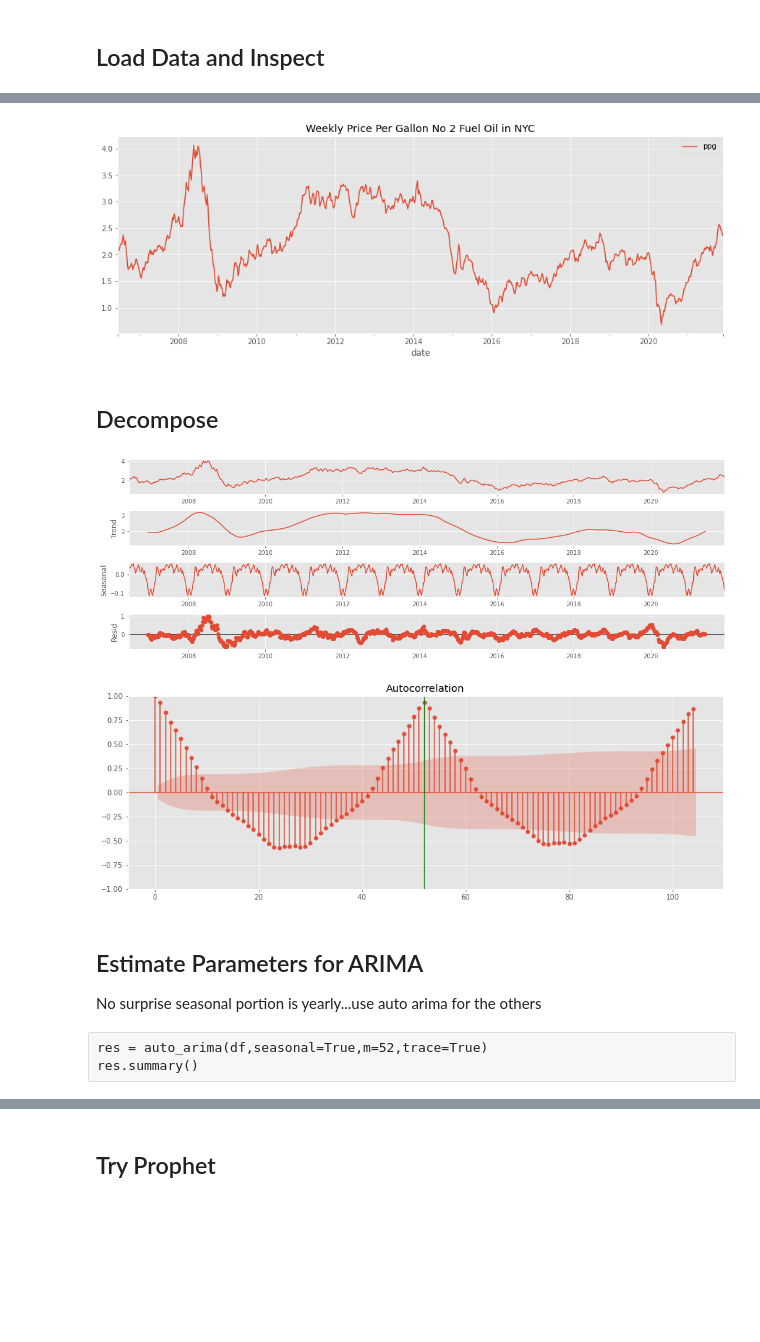
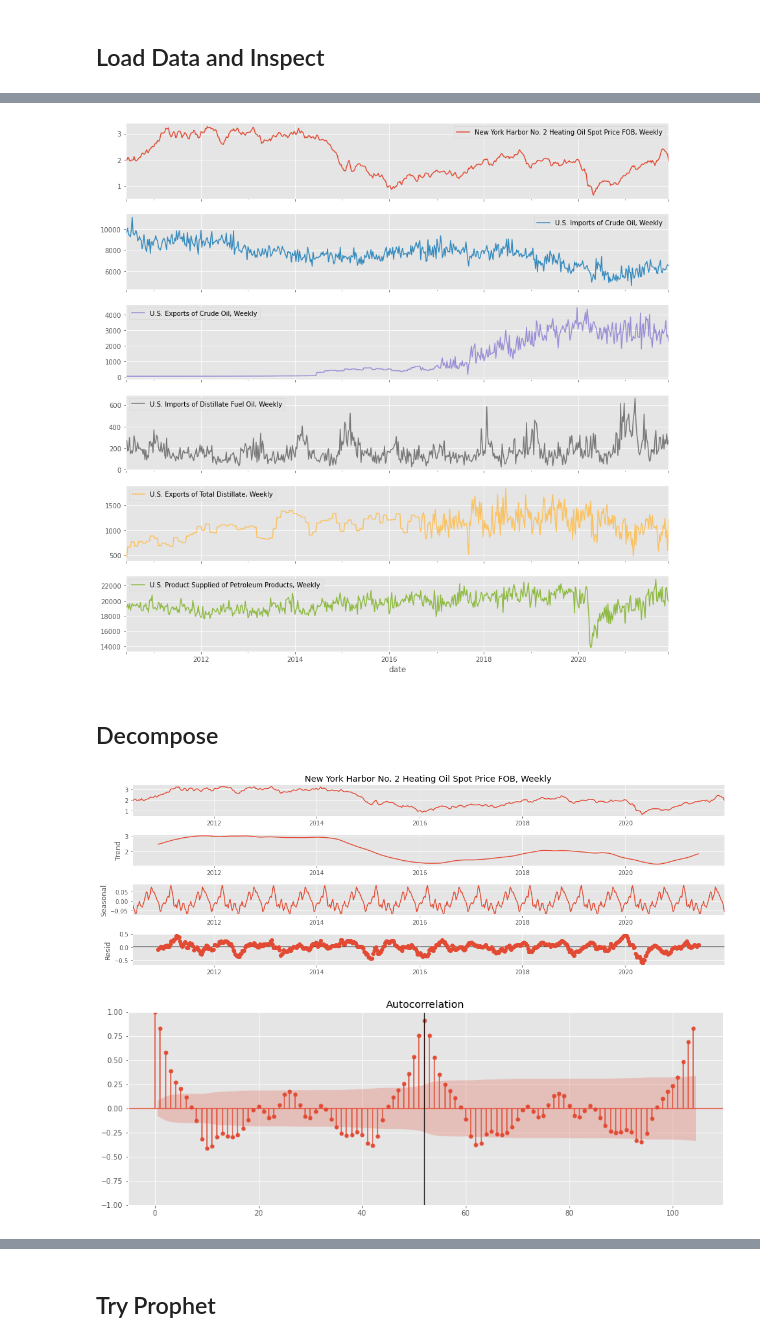
Before and after one commit to jgalloway42/NYC_No2_Diesel_Price_Forecast, a Jupyter notebook: NYC_No2_Diesel_Forecast.ipynb, the cells around one changed output, grey strips where cells are left out. Saved outputs shown, nothing was run; the diff lists cells and outputs as text; code cells hidden in the pictures; blank space fills up the shorter version.

Commit message:
Changed data collection method to API requests from eia.gov and added several series. Still need to rebuild the model with exogenous variables.

```diff
--- a/NYC_No2_Diesel_Forecast.ipynb
+++ b/NYC_No2_Diesel_Forecast.ipynb
@@ -15,5 +19,9 @@ from statsmodels.tsa.statespace.sarimax import SARIMAX
 from pmdarima import auto_arima
 from statsmodels.tsa.seasonal import seasonal_decompose
 from statsmodels.graphics.tsaplots import plot_acf
+# %%
+# load api key
+with open('key.txt') as f:
+    api_key = f.read()
 # %% [markdown]
 ## Load Data and Inspect
@@ -62,0 +39,19 @@ df.head()
+# %%
+import requests
+NAME,UNITS,DATA = 0,1,2
+# Pull Data
+series_pull = dict()
+for key in series_ids.keys():
+    r = requests.get(root_url + series_ids[key])
+    if r.status_code == 200:
+        series_pull[key] = [r.json()['series'][0]['name'],
+                            r.json()['series'][0]['unitsshort'],
+                            r.json()['series'][0]['data']]
+        print(f'{key} - data collected successfully...')
+    else:
+        print(key, f': failed to collect data, status code {r.status_code}')
+
+# display series info
+print('\nSeries Info:')
+for key in series_ids.keys():
+    print(series_pull[key][NAME],series_pull[key][UNITS])
@@ -62,0 +73,15 @@ df.head()
+# %%
+df = pd.DataFrame(series_pull['NYC_No2_Oil_Price'][DATA],
+                  columns=['date',series_pull['NYC_No2_Oil_Price'][NAME]])
+
+x = list(series_pull.keys())
+x.remove('NYC_No2_Oil_Price')
+
+for weekly_series in x:
+    df = df.merge(pd.DataFrame(series_pull[weekly_series][DATA],
+                  columns=['date',series_pull[weekly_series][NAME]]),
+                  on='date')
+
+df['date'] = pd.to_datetime(df.date)
+display(df.info())
+display(df.head())
@@ -63,25 +138,18 @@ df.head()
 # %%
-_=df.plot(figsize=(15,5),
-          title = 'Weekly Price Per Gallon No 2 Fuel Oil in NYC')
+_=df.plot(subplots = True,legend = True, figsize = (15,15))
 # %% [output]
-[figure, old version]
+[figure, new version]
 # %% [markdown]
 ## Decompose
 # %%
-res = seasonal_decompose(df,model='add')
+res = seasonal_decompose(df[df.columns[0]],model='add')
 _=res.plot()
 # %% [output]
-[figure, old version]
+[figure, new version]
 # %%
 _=plot_acf(res.seasonal, lags=104)
-_=plt.axvline(52,c='g')
+_=plt.axvline(52,c='k')
 # %% [output]
-[figure, old version]
+[figure, new version]
-# %% [markdown]
-## Estimate Parameters for ARIMA
-No surprise seasonal portion is yearly...use auto arima for the others
-# %% [raw]
-res = auto_arima(df,seasonal=True,m=52,trace=True)
-res.summary()
 # %% [markdown]
 ## Test Train Split
```
Also changed, not shown: parts of 11 cells of this notebook.
